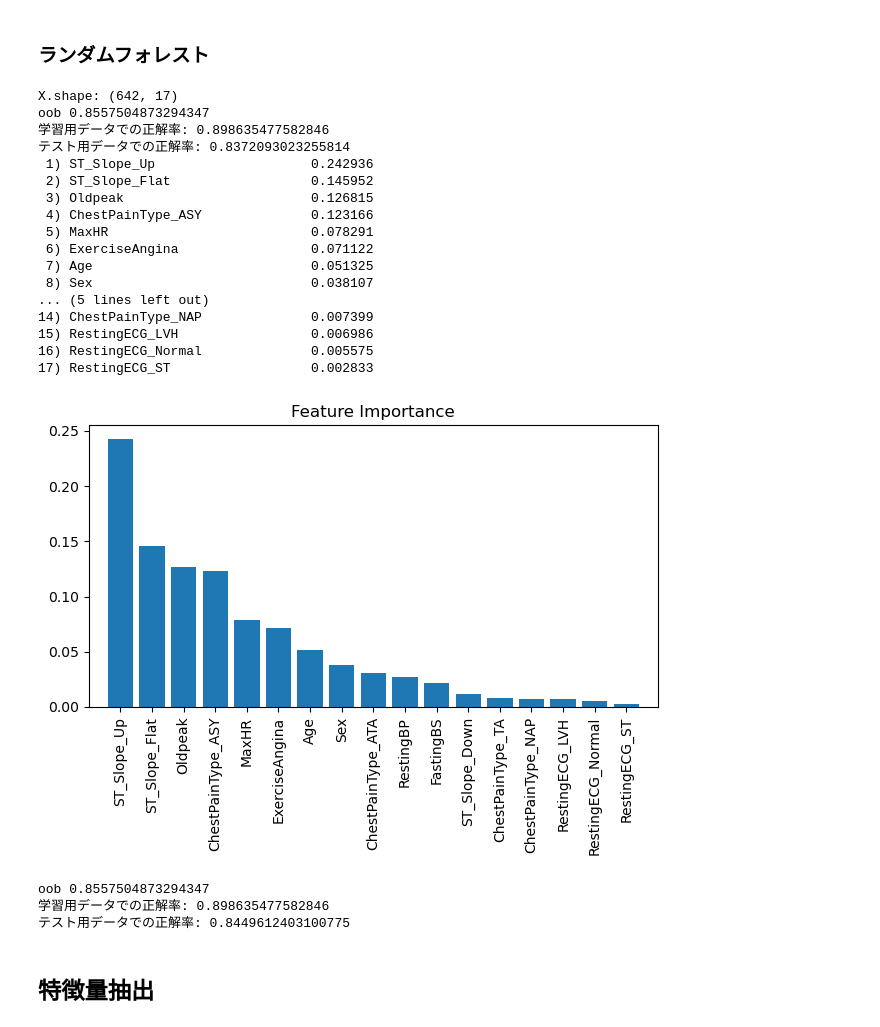
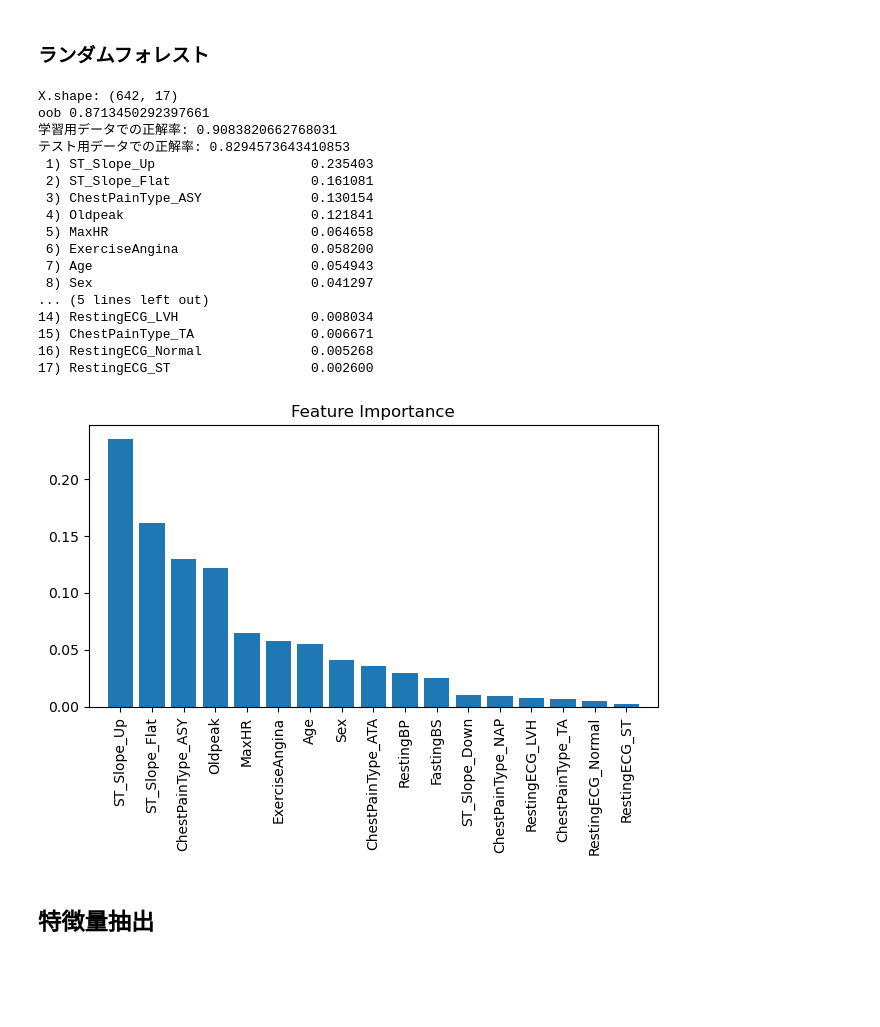
Before and after one commit to sushiizukatsu/problem2, a Jupyter notebook: problem2.ipynb, the cells around one changed output. Cells and saved outputs as stored; diff of their text form; code cells hidden in the pictures; blank space fills up the shorter version.

```diff
--- a/problem2.ipynb
+++ b/problem2.ipynb
@@ -85,9 +86,6 @@ pd.set_option('display.max_rows', 100)
 # 前処理関数
 def prepro(cols='df.columns', drop_Cholesterol=True, drop_na=True, drop_multico=False):
     df = df1.copy()
-
-    # 目的変数を決める
-    y = df['HeartDisease']
 
     # 説明変数を決める
     # Cholesterol列をdropするか否か(デフォルト: dropする)
@@ -104,15 +102,19 @@ def prepro(cols='df.columns', drop_Cholesterol=True, drop_na=True, drop_multico=
         df = df.drop(columns=['ChestPainType_TA', 'RestingECG_ST', 'ST_Slope_Down'])
         print('冗長な列をdropしました。')
 
+
+    # 目的変数を決める
+    y = df['HeartDisease']
+
     # 説明変数を選ぶ(デフォルト: 全て使う(Cholesterol列を使うか否かはdrop_Cholesterolの値に依存する))
     if cols == 'df.columns':
         cols = df.columns
     X = df[cols].drop(columns='HeartDisease')
-    cols_used = cols[1:]
+    cols_used = np.array(cols[1:])
     print('X.shape:', X.shape)
 
     # 学習用データとテスト用データに分ける
-    X_train, X_test, y_train, y_test = train_test_split(X.values, y.values, test_size=0.2, random_state=1)
+    X_train, X_test, y_train, y_test = train_test_split(X.values, y.values, test_size=0.2, stratify=y, random_state=1)
 
     # 標準化する
     sscaler = StandardScaler()
@@ -306,5 +313,5 @@ plt.show()
 # %%
-cols_used, X_train, y_train, _, X_test, y_test, *_ = prepro(['HeartDisease', 'MaxHR', 'ExerciseAngina', 'Oldpeak', 'ChestPainType_ASY', 'ChestPainType_ATA', 'ST_Slope_Flat'])
+cols_used, X_train, y_train, _, X_test, y_test, *_ = prepro(cols2)
 
 tree_model = DecisionTreeClassifier(criterion='entropy', random_state=1)
 param1 = np.arange(1, 11)
@@ -319,7 +326,7 @@ gs = GridSearchCV(estimator=tree_model,
                   param_grid=param_grid, # ハイパーパラメータの候補を渡す
                   scoring='accuracy', # 正解率で競わせる
                   return_train_score=True,
-                  cv=5, # 5分割で交差検証する
+                  cv=3, # 3分割で交差検証する
                   n_jobs=-1) # CPUをフルに使う
 gs = gs.fit(X_train, y_train)
 print('グリッドサーチのテスト用サブセットでの最良スコア:', gs.best_score_, '\nその時のパラメータ:', gs.best_params_)
@@ -431,7 +418,7 @@ gs = GridSearchCV(estimator=tree_model,
                   param_grid=param_grid, # ハイパーパラメータの候補を渡す
                   scoring='accuracy', # 正解率で競わせる
                   return_train_score=True,
-                  cv=5, # 5分割で交差検証する
+                  cv=2, # 5分割で交差検証する
                   n_jobs=-1) # CPUをフルに使う
 gs = gs.fit(X_train, y_train)
 print('グリッドサーチのテスト用サブセットでの最良スコア:', gs.best_score_, '\nその時のパラメータ:', gs.best_params_)
@@ -496,7 +498,7 @@ plt.show()
 # %% [markdown]
 ### ランダムフォレスト
 # %%
-cols, X_train, y_train, _, X_test, y_test, *_ = prepro()
+cols_used, X_train, y_train, _, X_test, y_test, *_ = prepro()
 
 forest = RandomForestClassifier(n_estimators=1000,
                                 max_leaf_nodes=16,
@@ -505,56 +507,49 @@ forest = RandomForestClassifier(n_estimators=1000,
                                 random_state=1)
 
 forest.fit(X_train, y_train)
 
 print('oob', forest.oob_score_)
 print('学習用データでの正解率:', (forest.predict(X_train) == y_train).mean())
 print('テスト用データでの正解率:', (forest.predict(X_test) == y_test).mean())
 
 importances = forest.feature_importances_
 
 indices = np.argsort(importances)[::-1]
 
 for f in range(X_train.shape[1]):
     print("%2d) %-*s %f" % (f + 1, 30,
                             cols_used[indices[f]],
                             importances[indices[f]]))
 
 plt.title('Feature Importance')
 plt.bar(range(X_train.shape[1]),
         importances[indices],
         align='center')
 
 plt.xticks(range(X_train.shape[1]),
            cols_used[indices], rotation=90)
 plt.xlim([-1, X_train.shape[1]])
 plt.tight_layout()
 plt.show()
-
-print('oob', forest.oob_score_)
-print('学習用データでの正解率:', (tree_model.predict(X_train) == y_train).mean())
-print('テスト用データでの正解率:', (tree_model.predict(X_test) == y_test).mean())
 # %% [output]
 X.shape: (642, 17)
-oob 0.8557504873294347
-学習用データでの正解率: 0.898635477582846
-テスト用データでの正解率: 0.8372093023255814
- 1) ST_Slope_Up                    0.242936
- 2) ST_Slope_Flat                  0.145952
- 3) Oldpeak                        0.126815
- 4) ChestPainType_ASY              0.123166
- 5) MaxHR                          0.078291
- 6) ExerciseAngina                 0.071122
- 7) Age                            0.051325
- 8) Sex                            0.038107
+oob 0.8713450292397661
+学習用データでの正解率: 0.9083820662768031
+テスト用データでの正解率: 0.8294573643410853
+ 1) ST_Slope_Up                    0.235403
+ 2) ST_Slope_Flat                  0.161081
+ 3) ChestPainType_ASY              0.130154
+ 4) Oldpeak                        0.121841
+ 5) MaxHR                          0.064658
+ 6) ExerciseAngina                 0.058200
+ 7) Age                            0.054943
+ 8) Sex                            0.041297
 ... (5 lines left out)
-14) ChestPainType_NAP              0.007399
-15) RestingECG_LVH                 0.006986
-16) RestingECG_Normal              0.005575
-17) RestingECG_ST                  0.002833
+14) RestingECG_LVH                 0.008034
+15) ChestPainType_TA               0.006671
+16) RestingECG_Normal              0.005268
+17) RestingECG_ST                  0.002600
-[figure, old version]
+[figure, new version]
-oob 0.8557504873294347
-学習用データでの正解率: 0.898635477582846
-テスト用データでの正解率: 0.8449612403100775
 # %% [markdown]
 ## 特徴量抽出
 # %% [markdown]
```
Also changed, not shown: parts of 30 cells of this notebook.
